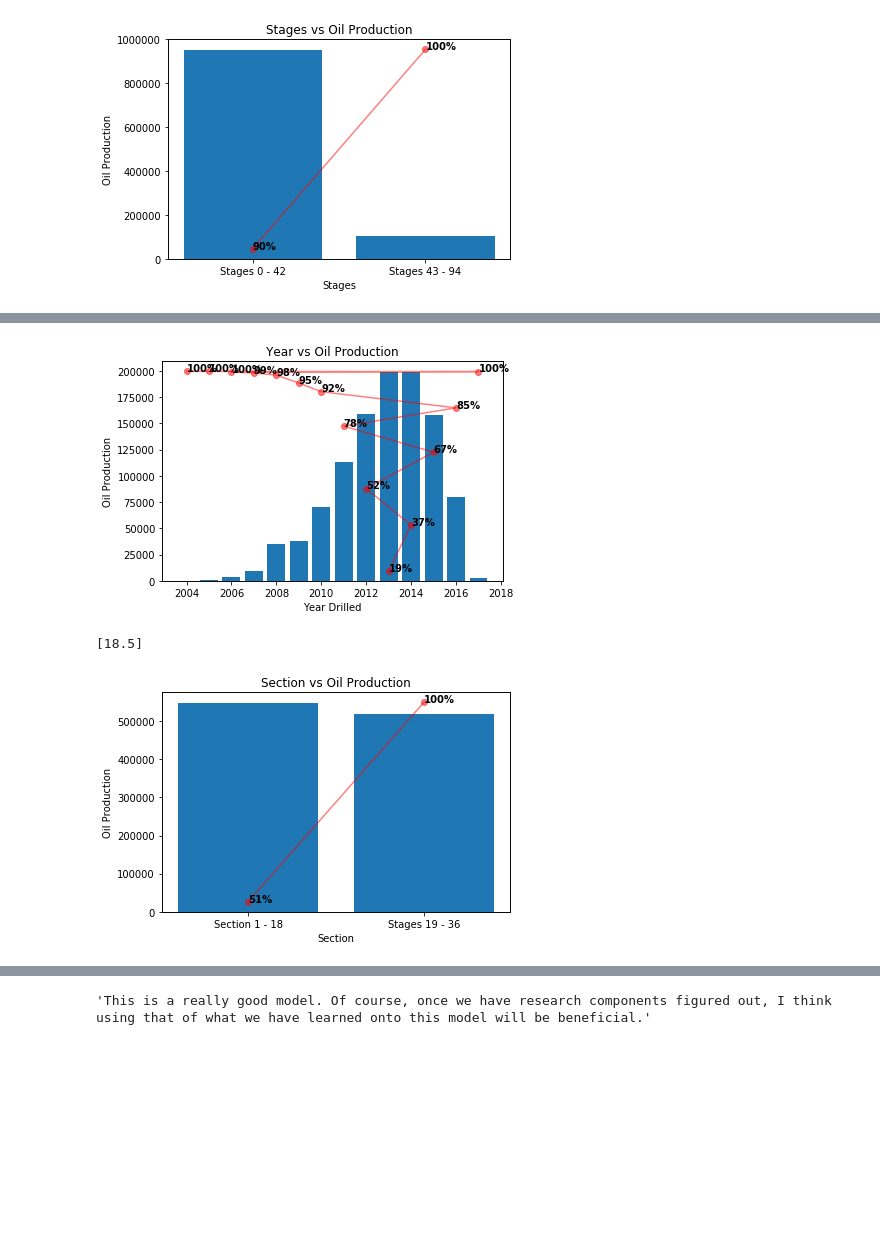
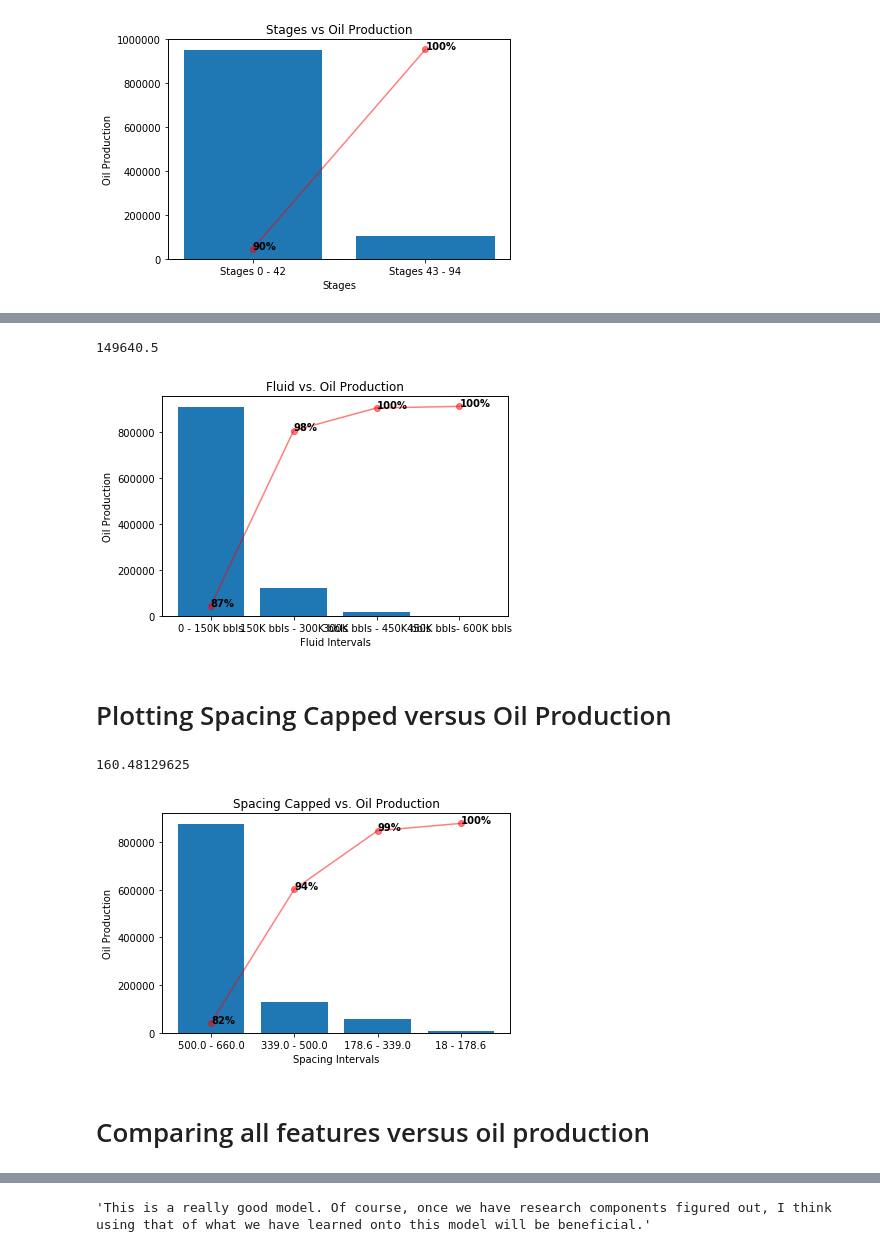
Before and after one commit to FRI-Energy-Analytics/2020_summer_fellows, a Jupyter notebook: Feature Selection - Novel Viz/Model_Testing/Pareto Chart.ipynb, the cells around one changed output, grey strips where cells are left out. Drawn from its saved outputs; the diff is of its cells as text; code cells hidden in the pictures; blank space fills up the shorter version.

Commit message:
Updated Pareto Chart

```diff
--- a/Feature Selection - Novel Viz/Model_Testing/Pareto Chart.ipynb
+++ b/Feature Selection - Novel Viz/Model_Testing/Pareto Chart.ipynb
@@ -351,0 +425,5 @@ df = pd.DataFrame({
+# %%
+#Divide Total Proppant values into 4 different intervals
+(DatabaseDF['Fluid, bbls'].max() - DatabaseDF['Fluid, bbls'].min()) / 4
+# %% [output]
+149640.5
@@ -351,0 +439,4 @@ df = pd.DataFrame({
+# %%
+fluid_oilprod = []
+for i in fluid_intervals:
+    fluid_oilprod.append(oil_prod(i, 'Fluid Bins', '12 month Cum Prod'))
@@ -352,5 +449,5 @@ df = pd.DataFrame({
 # %%
-#Plot pareto chart for each completion type and its counts
-pareto_plot(df, x='Year Drilled', y='Oil Production', title='Year vs Oil Production')
+#Plot pareto chart for each formation type and how they are related to total oil production
+pareto_plot(df, x='Fluid Intervals', y='Oil Production', title= 'Fluid vs. Oil Production')
 # %% [output]
-[figure, old version]
+[figure, new version]
@@ -363,0 +454,7 @@ sections.sort()
+# %% [markdown]
+# Plotting Spacing Capped versus Oil Production
+# %%
+#Calculate interval length for spacing
+(DatabaseDF['SPACING_CAPPED'].max() - DatabaseDF['SPACING_CAPPED'].min()) / 4
+# %% [output]
+160.48129625
@@ -364,10 +466,9 @@ sections.sort()
+# %%
+#Distinction between 4 intervals
+DatabaseDF['Spacing Bins'].dropna().unique()
+spacing_intervals = ['18 - 178.6', '178.6 - 339.0', '339.0 - 500.0', '500.0 - 660.0']
 # %%
-#Find oil production
-section_oilprod = []
-for i in sections:
-    section_oilprod.append(oil_prod(i, 'Section', '12 month Cum Prod'))
+#Calculate oil production
+spacing_oilprod = []
+for i in spacing_intervals:
+    spacing_oilprod.append(oil_prod(i, 'Spacing Bins', '12 month Cum Prod'))
-# %%
-#Find head tail break for section numberr
-htb(sections)
-# %% [output]
-[18.5]
@@ -390,14 +475,16 @@ section_number = ['Section 1 - 18', 'Stages 19 - 36']
 # %%
 #Create dataframe for Pareto Chart with completion types
 df = pd.DataFrame({
-    'Section': section_number,
-    'Oil Production': section_oilprod
+    'Spacing Intervals': spacing_intervals,
+    'Oil Production': spacing_oilprod
 })
 # %%
-#Plot pareto chart for each completion type and its counts
-pareto_plot(df, x='Section', y= 'Oil Production', title='Section vs Oil Production')
+#Plot pareto chart for each formation type and how they are related to total oil production
+pareto_plot(df, x='Spacing Intervals', y='Oil Production', title= 'Spacing Capped vs. Oil Production')
 # %% [output]
-[figure, old version]
+[figure, new version]
+# %% [markdown]
+# Comparing all features versus oil production
 # %%
 #Create lists to compare all features and the oil production of each feature's unique component
 total_oilprod = []
```
Also changed, not shown: parts of 35 cells of this notebook.
